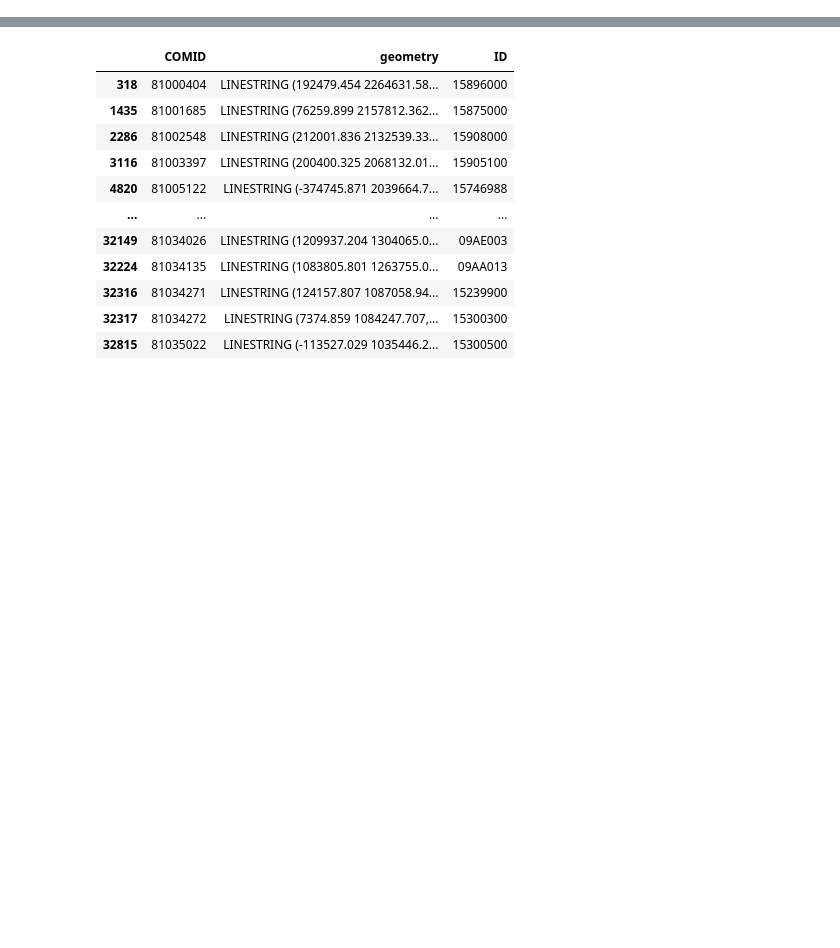
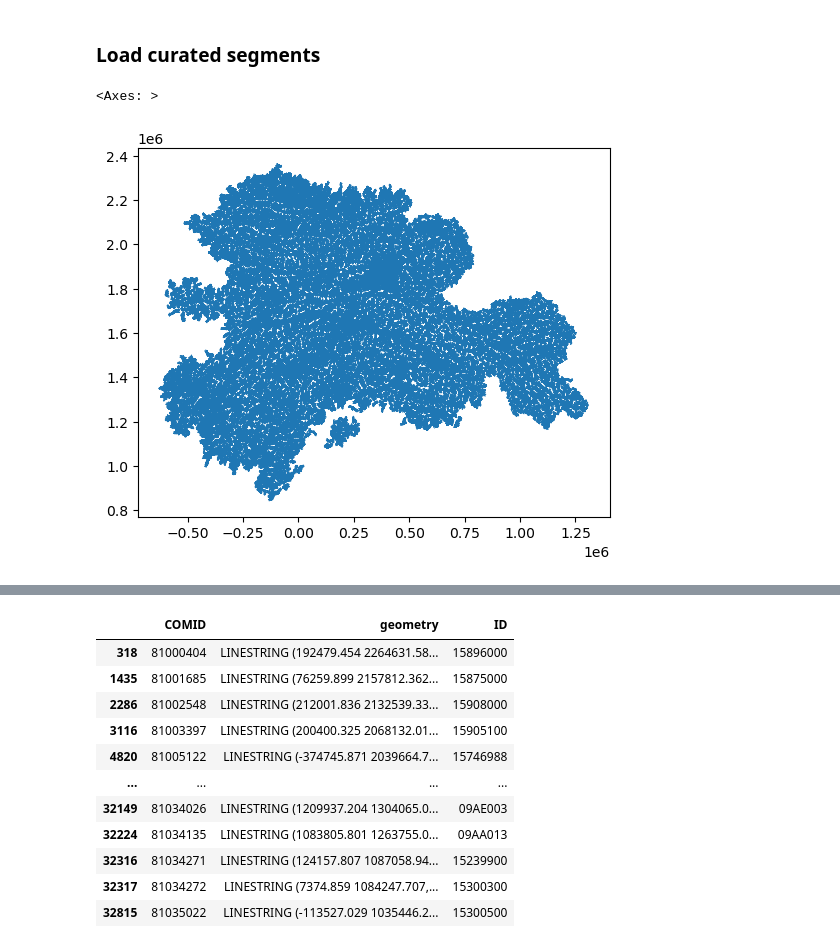
Before and after one commit to ua-snap/arctic_rivers, a Jupyter notebook: processing/shp/join_segments_gages_watersheds.ipynb, the cells around one changed output, grey strips where cells are left out. Drawn from its saved outputs; the diff is of its cells as text; code cells hidden in the pictures; blank space fills up the shorter version.

```diff
--- a/processing/shp/join_segments_gages_watersheds.ipynb
+++ b/processing/shp/join_segments_gages_watersheds.ipynb
@@ -13,0 +5,8 @@ ak_gauges = alaska_gauges[
+# %% [markdown]
+### Load curated segments
+# %%
+segments = gpd.read_file("segments/arctic_rivers_segments_3338.shp")
+segments.plot()
+# %% [output]
+<Axes: >
+[figure, added]
```
Also changed, not shown: parts of 26 cells of this notebook, 51 other files.
